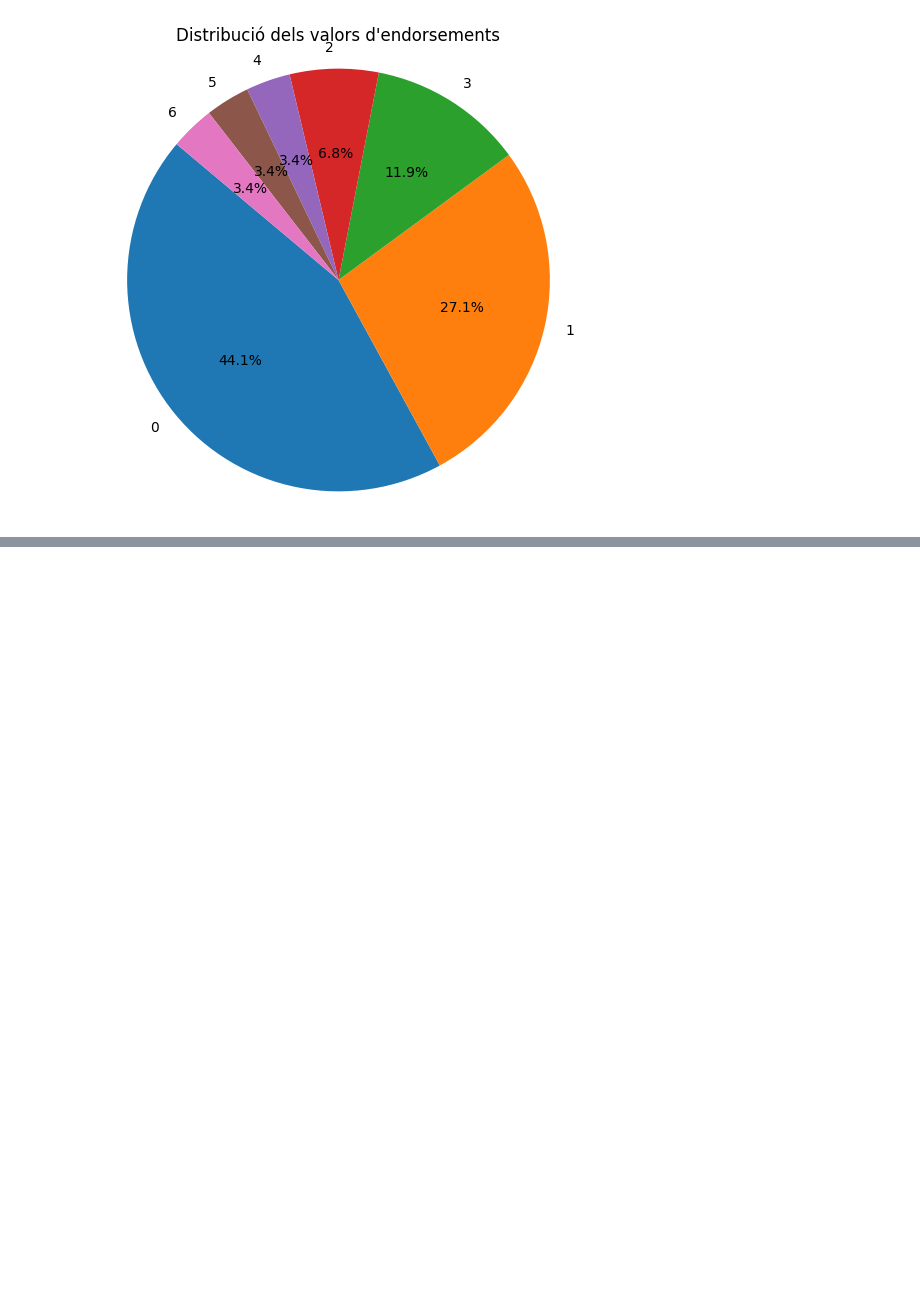
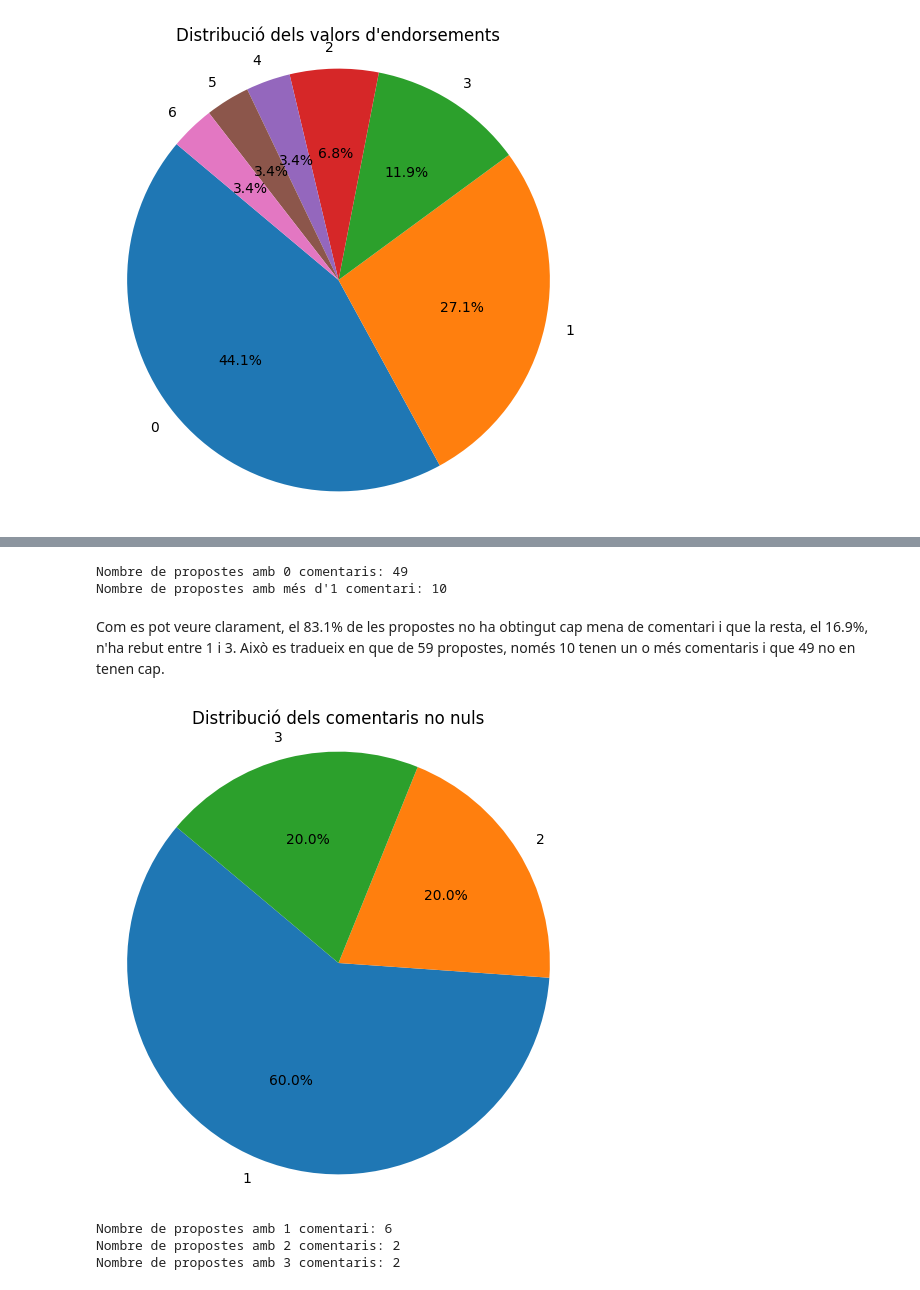
Before and after one commit to NoOPeEKS/dades-assemblea-clima, a Jupyter notebook: exploracio_csv.ipynb, the cells around one changed output, grey strips where cells are left out. Drawn from its saved outputs; the diff is of its cells as text; code cells hidden in the pictures; blank space fills up the shorter version.

```diff
--- a/exploracio_csv.ipynb
+++ b/exploracio_csv.ipynb
@@ -351,0 +403,24 @@ plt.show()
+# %%
+print(f"Nombre de propostes amb 0 comentaris: {len(df_proposals[df_proposals['comments'] == 0])}")
+print(f"Nombre de propostes amb més d'1 comentari: {len(df_proposals[df_proposals['comments'] > 0])}")
+# %% [output]
+Nombre de propostes amb 0 comentaris: 49
+Nombre de propostes amb més d'1 comentari: 10
+# %% [markdown]
+Com es pot veure clarament, el 83.1% de les propostes no ha obtingut cap mena de comentari i que la resta, el 16.9%, n'ha rebut entre 1 i 3. Això es tradueix en que de 59 propostes, només 10 tenen un o més comentaris i que 49 no en tenen cap.
+# %%
+nou_dataset = df_proposals[df_proposals['comments'] > 0]
+valors = nou_dataset['comments'].value_counts()
+plt.figure(figsize=(6,6))
+plt.pie(valors, labels=valors.index, autopct='%1.1f%%', startangle=140)
+plt.title("Distribució dels comentaris no nuls")
+plt.axis('equal')
+plt.show()
+print(f"Nombre de propostes amb 1 comentari: {len(nou_dataset[nou_dataset['comments'] == 1])}")
+print(f"Nombre de propostes amb 2 comentaris: {len(nou_dataset[nou_dataset['comments'] == 2])}")
+print(f"Nombre de propostes amb 3 comentaris: {len(nou_dataset[nou_dataset['comments'] == 3])}")
+# %% [output]
+[figure, added]
+Nombre de propostes amb 1 comentari: 6
+Nombre de propostes amb 2 comentaris: 2
+Nombre de propostes amb 3 comentaris: 2
```
Also changed, not shown: parts of 19 cells of this notebook.
